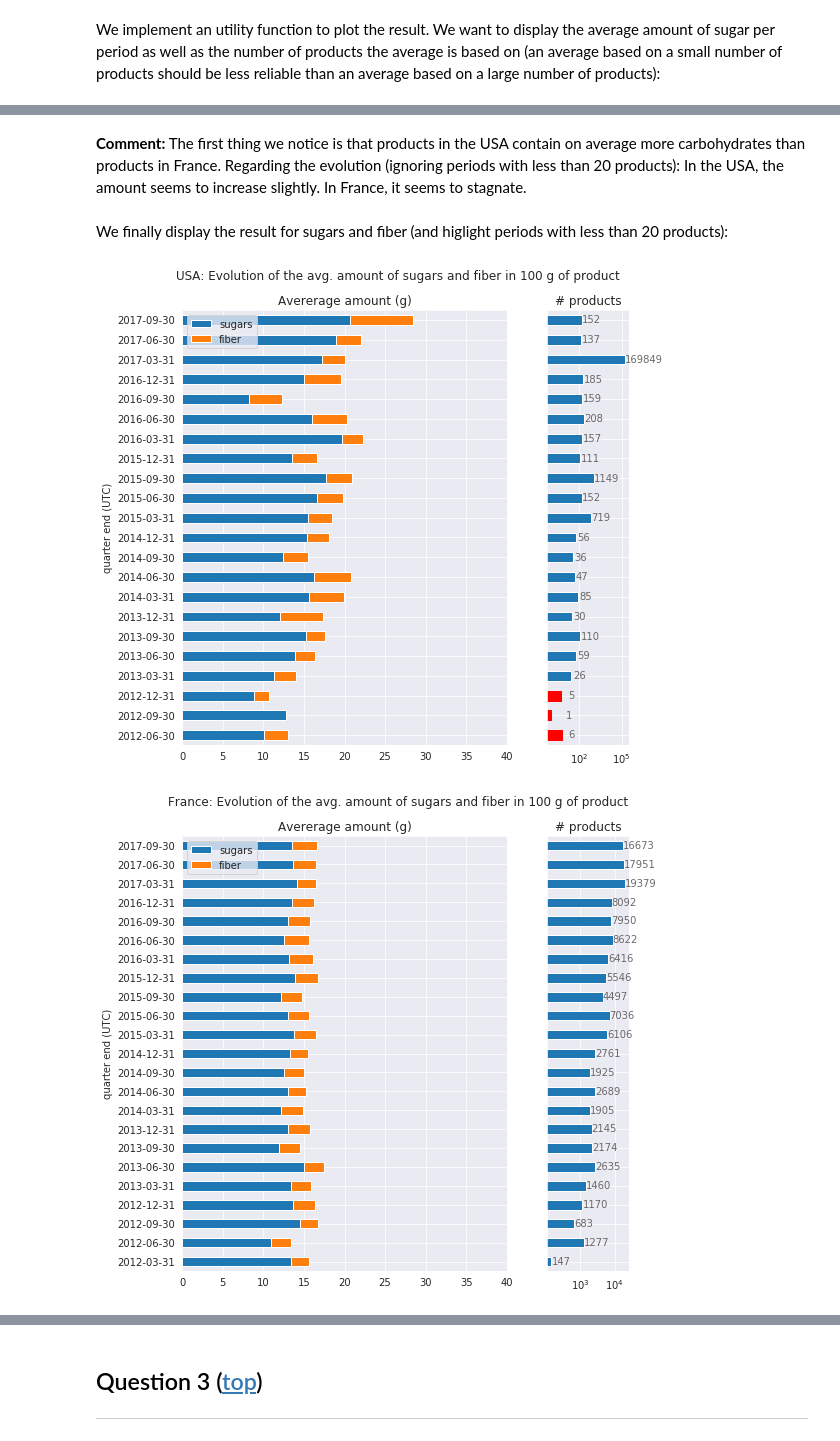
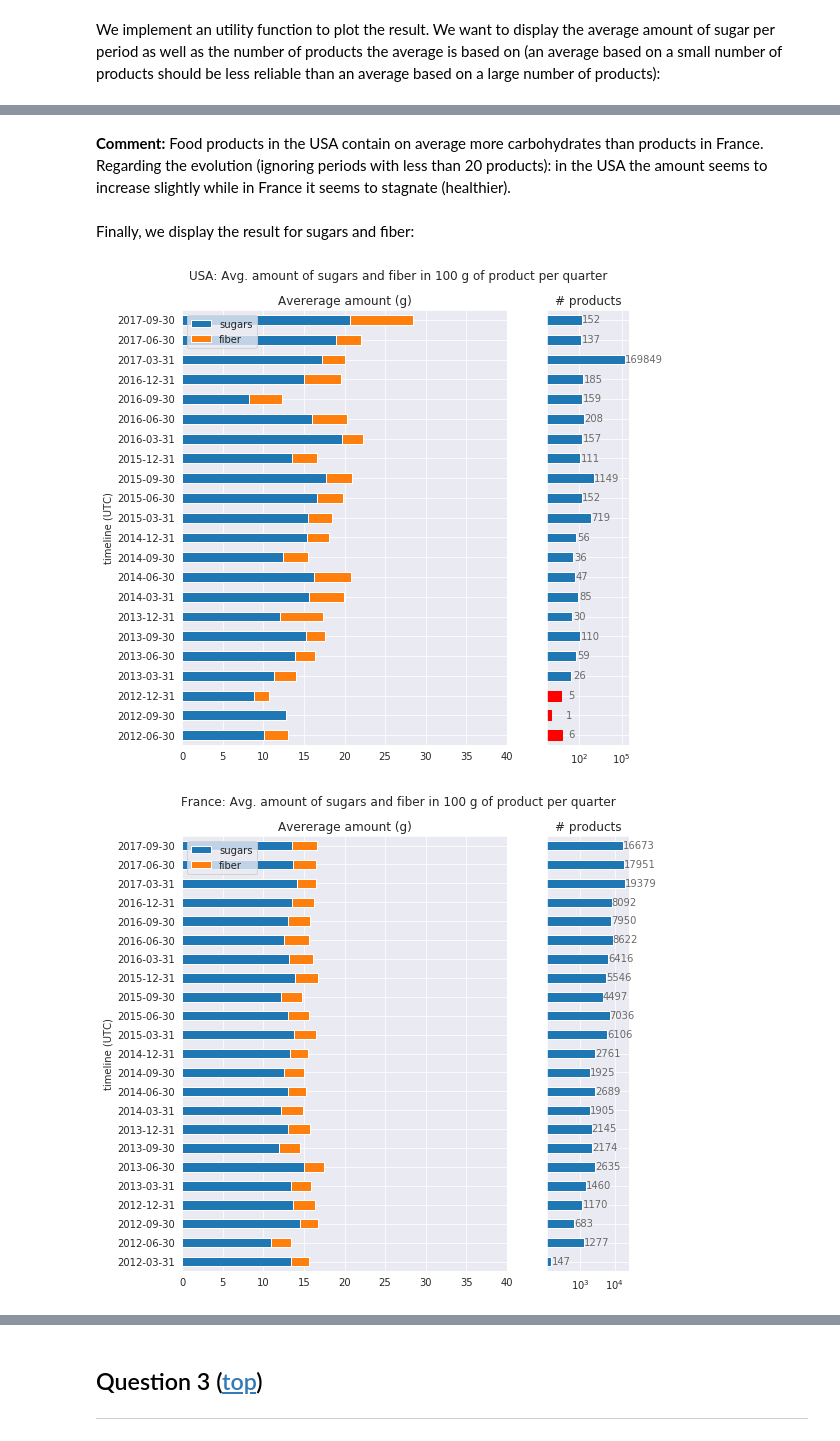
Before and after one commit to jeanrichard/epflx-adsml19-course2-project, a Jupyter notebook: course-02-project-task-b.ipynb, the cells around one changed output, grey strips where cells are left out. Saved outputs shown, nothing was run; the diff lists cells and outputs as text; code cells hidden in the pictures.

```diff
--- a/course-02-project-task-b.ipynb
+++ b/course-02-project-task-b.ipynb
@@ -138,7 +106,7 @@ with sns.axes_style('darkgrid'):
     sns.lineplot(x='month_end_utc', y='creators', data=df_result,
                  ax=ax, marker='o', legend=False)
     sns.regplot(x='month_end_utc_ordinal', y='creators', data=df_result,
-                ax=ax, marker='', robust=True)
+                ax=ax, marker='')
     ax.set_title('Number of unique creators per month')
     ax.set_xlabel('timeline (UTC)')
     ax.set_ylabel('creators')
@@ -219,9 +188,6 @@ columns_sugar = [
 We implement an utility function to perform the analysis:
 # %%
 def process(df: pd.DataFrame, frequency: str, columns: t.List[str]) -> pd.DataFrame:
-    """\
-    http://pandas.pydata.org/pandas-docs/stable/user_guide/timeseries.html#dateoffset-objects
-    """
     # Set the index:
     df_result = df.set_index('created_on_utc')
 
@@ -271,13 +243,10 @@ def plot_result(df: pd.DataFrame,
                 data_cols: t.List[str],
                 data_labels: t.List[str],
                 period_col: str,
-                period_label: str,
                 amount_bound: t.Tuple[float, float],
                 count_threshold: int,
                 figtitle: str,
                 figsize=(8,8)) -> None:
-    """\
-    """
     with sns.axes_style('darkgrid'):
         fig, (lax, rax) = plt.subplots(nrows=1, ncols=2, sharey=True,
                                        figsize=(8,8), gridspec_kw={'width_ratios': [4, 1]})
@@ -286,7 +255,7 @@ def plot_result(df: pd.DataFrame,
         df.plot.barh(x=period_col, y=data_cols, stacked=True,
                      ax=lax, legend=True, label=data_labels)
         lax.set_xbound(amount_bound)
-        lax.set_ylabel(period_label)
+        lax.set_ylabel('timeline (UTC)')
         lax.legend(loc='upper left')
         lax.set_title('Avererage amount (g)')
 
@@ -296,6 +265,7 @@ def plot_result(df: pd.DataFrame,
         # Set individual bar labels:
         for p in rax.patches:
             rax.text(p.get_width()+10.0, p.get_y()+.1, str(p.get_width()), color='dimgrey')
+            # Highlight low values:
             if p.get_width() < count_threshold:
                 p.set_color('red')
         rax.set_title('# products')
@@ -318,13 +288,13 @@ plot_result(df_fr_result, ['carbohydrates_100g'], ['carbohydrates'], 'q_utc','qu
 # %% [markdown]
-**Comment:** The first thing we notice is that products in the USA contain on average more carbohydrates than products in France. Regarding the evolution (ignoring periods with less than 20 products): In the USA, the amount seems to increase slightly. In France, it seems to stagnate.
+**Comment:** Food products in the USA contain on average more carbohydrates than products in France. Regarding the evolution (ignoring periods with less than 20 products): in the USA the amount seems to increase slightly while in France it seems to stagnate (healthier).
 # %% [markdown]
-We finally display the result for sugars and fiber (and higlight periods with less than 20 products):
+Finally, we display the result for sugars and fiber:
 # %%
-plot_result(df_us_result, ['sugars_100g', 'fiber_100g'], ['sugars', 'fiber'], 'q_utc','quarter end (UTC)', (0, 40), 20,
-     'USA: Evolution of the avg. amount of sugars and fiber in 100 g of product')
-plot_result(df_fr_result, ['sugars_100g', 'fiber_100g'], ['sugars', 'fiber'], 'q_utc','quarter end (UTC)', (0, 40), 20,
-     'France: Evolution of the avg. amount of sugars and fiber in 100 g of product')
+plot_result(df_us_result, ['sugars_100g', 'fiber_100g'], ['sugars', 'fiber'], 'q_utc', (0, 40), 20,
+     'USA: Avg. amount of sugars and fiber in 100 g of product per quarter')
+plot_result(df_fr_result, ['sugars_100g', 'fiber_100g'], ['sugars', 'fiber'], 'q_utc', (0, 40), 20,
+     'France: Avg. amount of sugars and fiber in 100 g of product per quarter')
 # %% [output]
-[figure, old version]
+[figure, new version]
-[figure, old version]
+[figure, new version]
 # %% [markdown]
```
Also changed, not shown: parts of 65 cells of this notebook, 12 other files.
